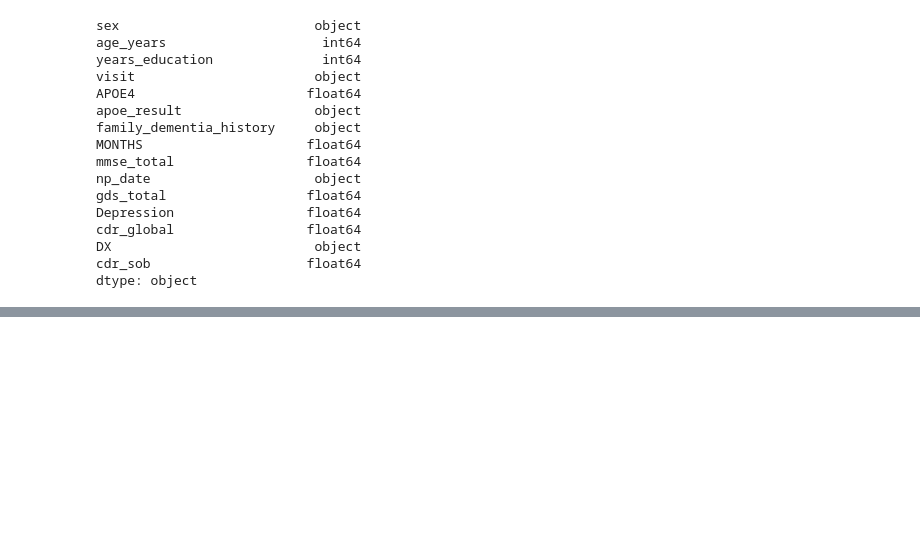
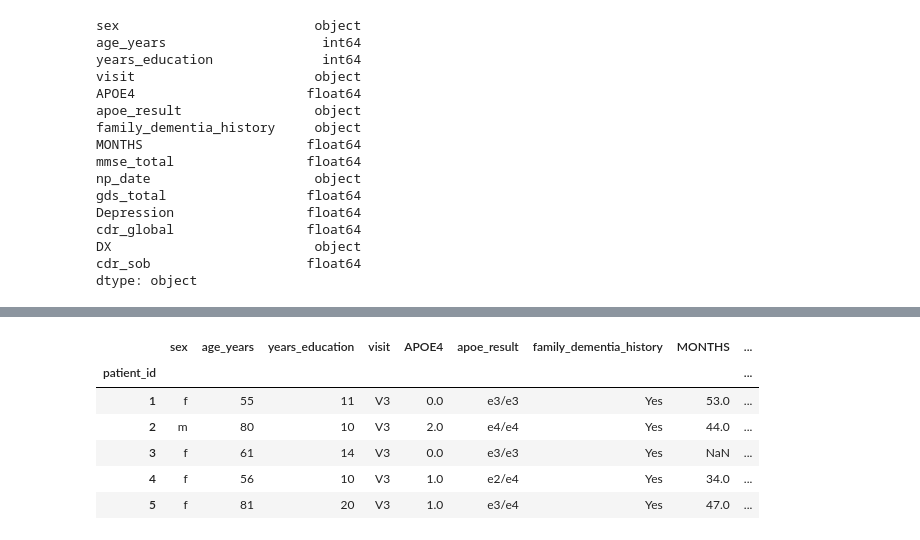
Before and after one commit to SofiaG73/ml_alzheimer, a Jupyter notebook: analisedados.ipynb, the cells around one changed output, grey strips where cells are left out. Cells and saved outputs as stored; diff of their text form; code cells hidden in the pictures; blank space fills up the shorter version.

```diff
--- a/analisedados.ipynb
+++ b/analisedados.ipynb
@@ -300,0 +313,10 @@ dtype: object
+# %%
+df_v3.head()
+# %% [output]
+|  | sex | age_years | years_education | visit | APOE4 | apoe_result | family_dementia_history | MONTHS | ... |
+| patient_id |  |  |  |  |  |  |  |  | ... |
+| 1 | f | 55 | 11 | V3 | 0.0 | e3/e3 | Yes | 53.0 | ... |
+| 2 | m | 80 | 10 | V3 | 2.0 | e4/e4 | Yes | 44.0 | ... |
+| 3 | f | 61 | 14 | V3 | 0.0 | e3/e3 | Yes | NaN | ... |
+| 4 | f | 56 | 10 | V3 | 1.0 | e2/e4 | Yes | 34.0 | ... |
+| 5 | f | 81 | 20 | V3 | 1.0 | e3/e4 | Yes | 47.0 | ... |
```
Also changed, not shown: parts of 30 cells of this notebook.
